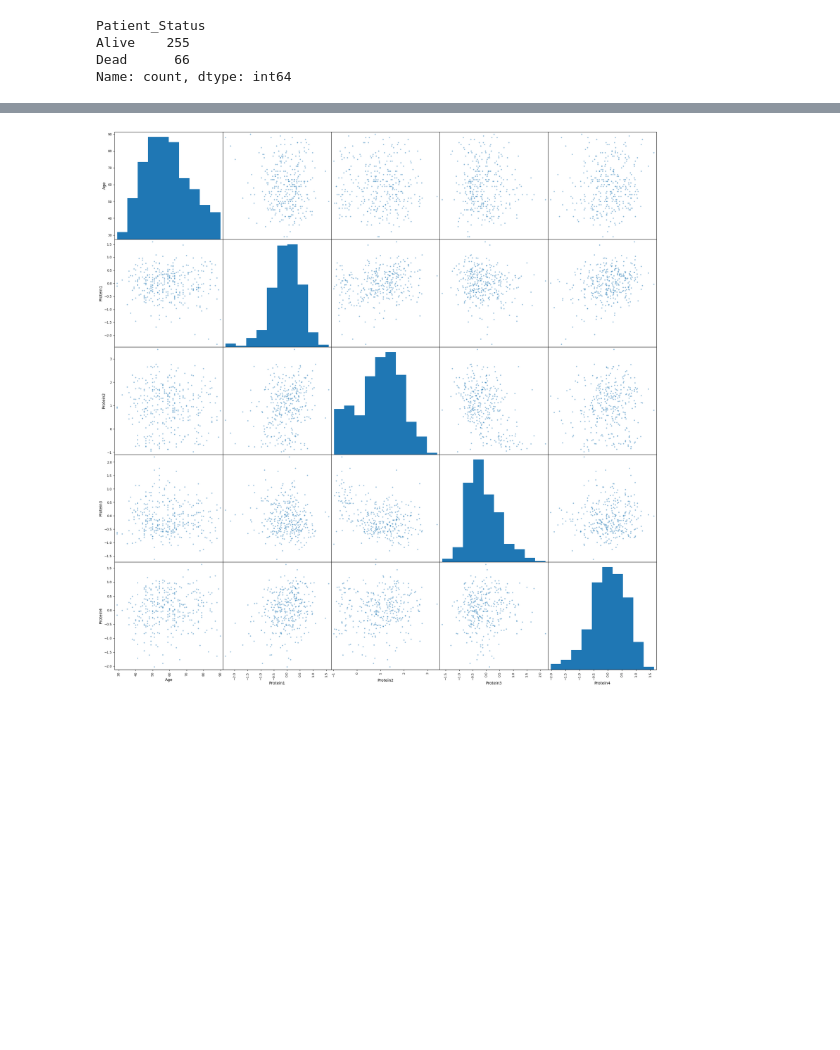
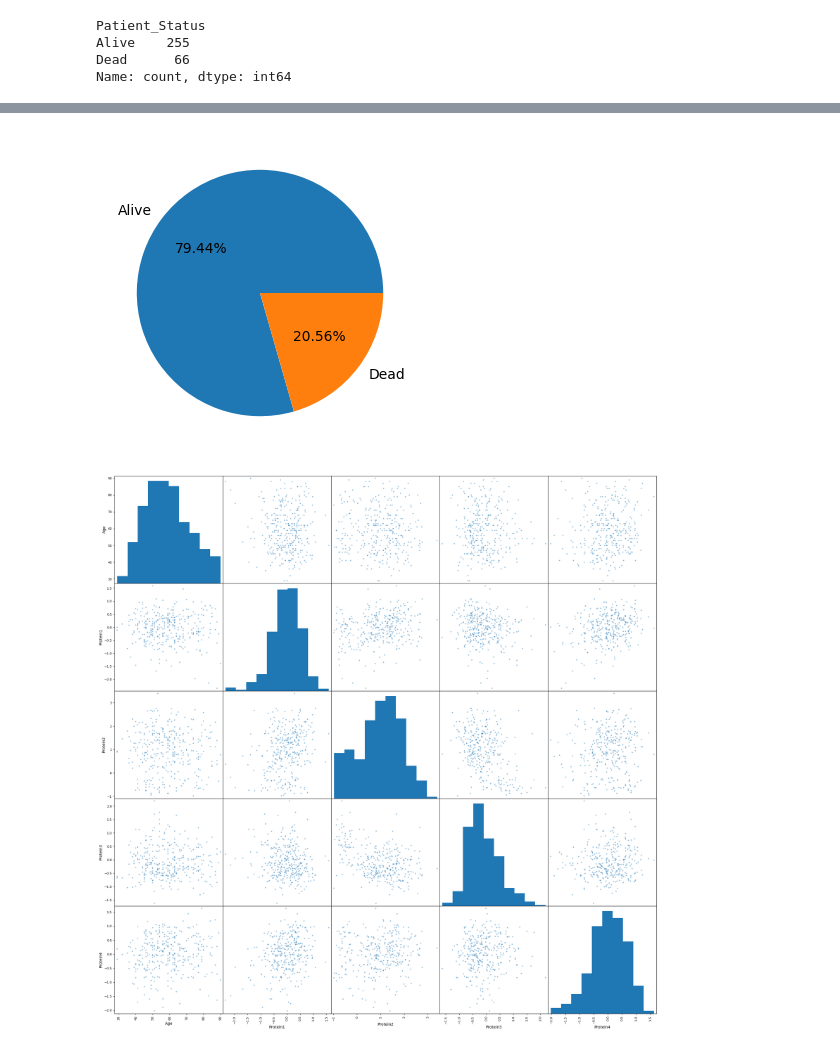
Before and after one commit to Priyanshi-Vishwakarma22/Breast_Cancer_Detection, a Jupyter notebook: notebooks/EDA_breast_cancer.ipynb, the cells around one changed output, grey strips where cells are left out. Saved outputs shown, nothing was run; the diff lists cells and outputs as text; code cells hidden in the pictures; blank space fills up the shorter version.

```diff
--- a/notebooks/EDA_breast_cancer.ipynb
+++ b/notebooks/EDA_breast_cancer.ipynb
@@ -177,3 +207,11 @@ df.Patient_Status.value_counts().plot(kind='bar', )
+# %%
+#groupby
+plt.figure(figsize=(4,4))
+gb = df.groupby('Patient_Status').agg({'Patient_Status':'count'})
+plt.pie(gb['Patient_Status'], labels = gb.index, autopct = '%1.2f%%')
+plt.show()
+# %% [output]
+[figure, added]
 # %%
 # scatter matrix
 from pandas.plotting import scatter_matrix
```
Also changed, not shown: parts of 12 cells of this notebook, 3 other files.
